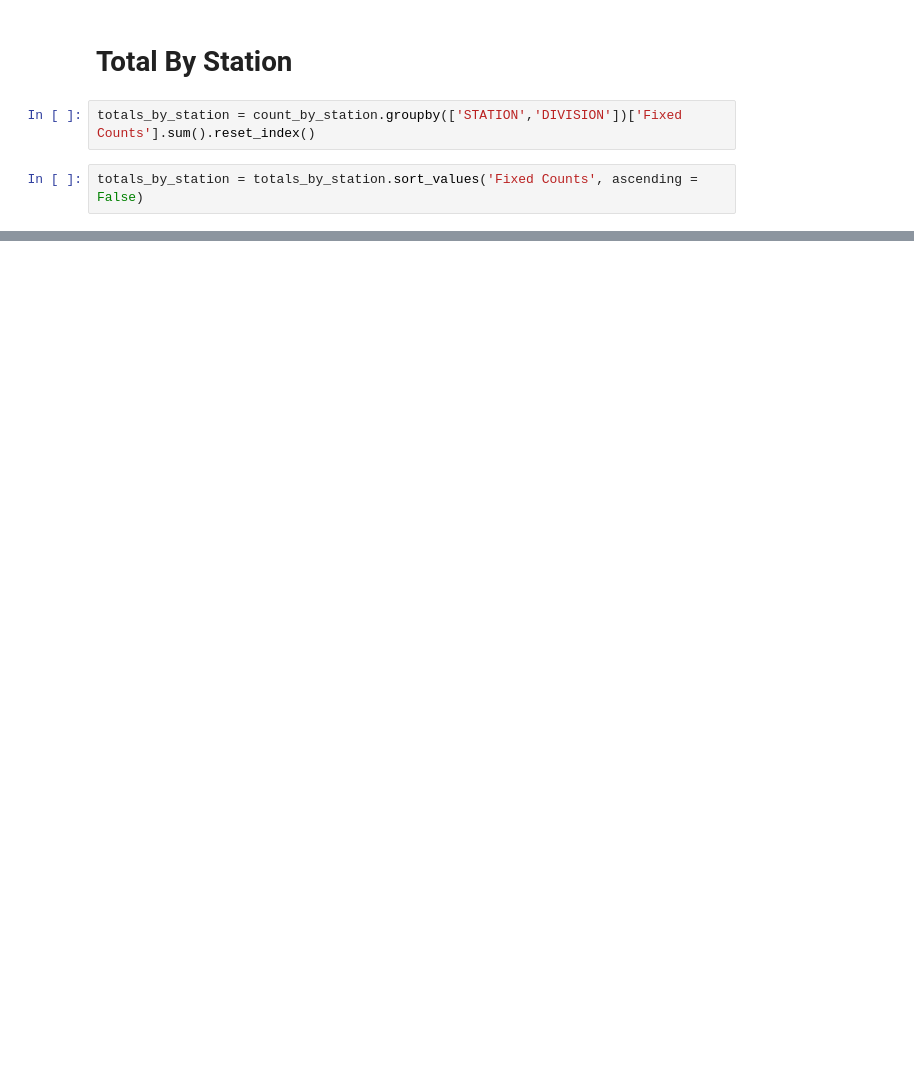
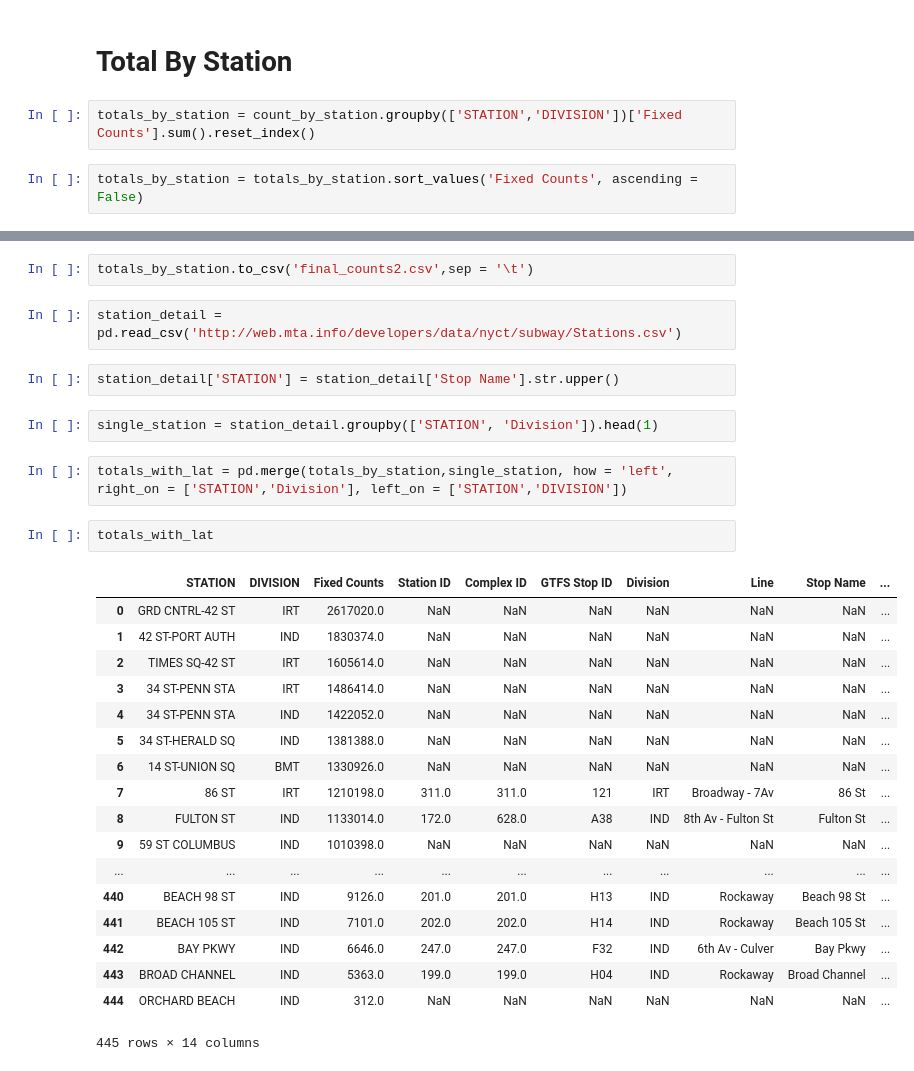
Before and after one commit to alfordlew/Project_1, a Jupyter notebook: project1.ipynb, the cells around one changed output, grey strips where cells are left out. Saved outputs shown, nothing was run; the diff lists cells and outputs as text; blank space fills up the shorter version.

```diff
--- a/project1.ipynb
+++ b/project1.ipynb
@@ -207,0 +195,31 @@ print(totals_by_station)
+# %%
+totals_by_station.to_csv('final_counts2.csv',sep = '\t')
+# %%
+station_detail = pd.read_csv('http://web.mta.info/developers/data/nyct/subway/Stations.csv')
+# %%
+station_detail['STATION'] = station_detail['Stop Name'].str.upper()
+# %%
+single_station = station_detail.groupby(['STATION', 'Division']).head(1)
+# %%
+totals_with_lat = pd.merge(totals_by_station,single_station, how = 'left', right_on = ['STATION','Division'], left_on = ['STATION','DIVISION'])
+# %%
+totals_with_lat
+# %% [output]
+|  | STATION | DIVISION | Fixed Counts | Station ID | Complex ID | GTFS Stop ID | Division | Line | Stop Name | ... |
+| 0 | GRD CNTRL-42 ST | IRT | 2617020.0 | NaN | NaN | NaN | NaN | NaN | NaN | ... |
+| 1 | 42 ST-PORT AUTH | IND | 1830374.0 | NaN | NaN | NaN | NaN | NaN | NaN | ... |
+| 2 | TIMES SQ-42 ST | IRT | 1605614.0 | NaN | NaN | NaN | NaN | NaN | NaN | ... |
+| 3 | 34 ST-PENN STA | IRT | 1486414.0 | NaN | NaN | NaN | NaN | NaN | NaN | ... |
+| 4 | 34 ST-PENN STA | IND | 1422052.0 | NaN | NaN | NaN | NaN | NaN | NaN | ... |
+| 5 | 34 ST-HERALD SQ | IND | 1381388.0 | NaN | NaN | NaN | NaN | NaN | NaN | ... |
+| 6 | 14 ST-UNION SQ | BMT | 1330926.0 | NaN | NaN | NaN | NaN | NaN | NaN | ... |
+| 7 | 86 ST | IRT | 1210198.0 | 311.0 | 311.0 | 121 | IRT | Broadway - 7Av | 86 St | ... |
+| 8 | FULTON ST | IND | 1133014.0 | 172.0 | 628.0 | A38 | IND | 8th Av - Fulton St | Fulton St | ... |
+| 9 | 59 ST COLUMBUS | IND | 1010398.0 | NaN | NaN | NaN | NaN | NaN | NaN | ... |
+| ... | ... | ... | ... | ... | ... | ... | ... | ... | ... | ... |
+| 440 | BEACH 98 ST | IND | 9126.0 | 201.0 | 201.0 | H13 | IND | Rockaway | Beach 98 St | ... |
+| 441 | BEACH 105 ST | IND | 7101.0 | 202.0 | 202.0 | H14 | IND | Rockaway | Beach 105 St | ... |
+| 442 | BAY PKWY | IND | 6646.0 | 247.0 | 247.0 | F32 | IND | 6th Av - Culver | Bay Pkwy | ... |
+| 443 | BROAD CHANNEL | IND | 5363.0 | 199.0 | 199.0 | H04 | IND | Rockaway | Broad Channel | ... |
+| 444 | ORCHARD BEACH | IND | 312.0 | NaN | NaN | NaN | NaN | NaN | NaN | ... |
+445 rows × 14 columns
```
Also changed, not shown: parts of 15 cells of this notebook, 8 other files.
